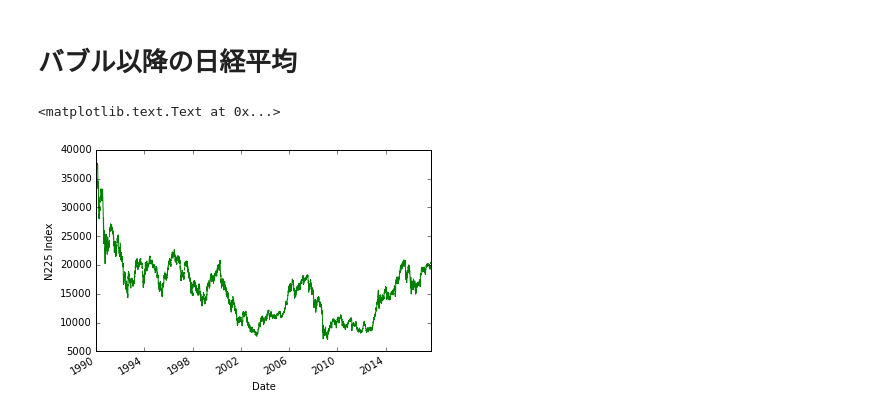
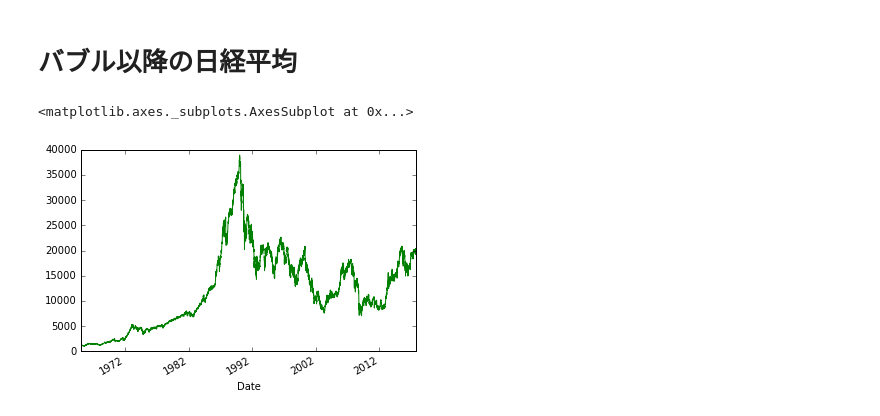
Before and after one commit to ichiwa/hft, a Jupyter notebook: tutorial-2.ipynb, the cells around one changed output. Drawn from its saved outputs; the diff is of its cells as text; code cells hidden in the pictures.

```diff
--- a/tutorial-2.ipynb
+++ b/tutorial-2.ipynb
@@ -58,11 +35,11 @@ plt.ylabel("Correlation")
 # バブル以降の日経平均
 # %%
 price = pdr.DataReader("^N225", "yahoo", start, end)
-price1 = price.ix["1990/1/1":]
-price1.Close.plot(color = "green")
-price2 = price.ix["2017", 0:2]
-plt.ylabel("N225 Index")
-price2.tail(1)
+#price1 = price.ix["1990/1/1":]
+price.Close.plot(color = "green")
+#price2 = price.ix["2017", 0:2]
+#plt.ylabel("N225 Index")
+#price2.tail(1)
 # %% [output]
-<matplotlib.text.Text at 0x...>
+<matplotlib.axes._subplots.AxesSubplot at 0x...>
-[figure, old version]
+[figure, new version]
```
Also changed, not shown: parts of 10 cells of this notebook.
